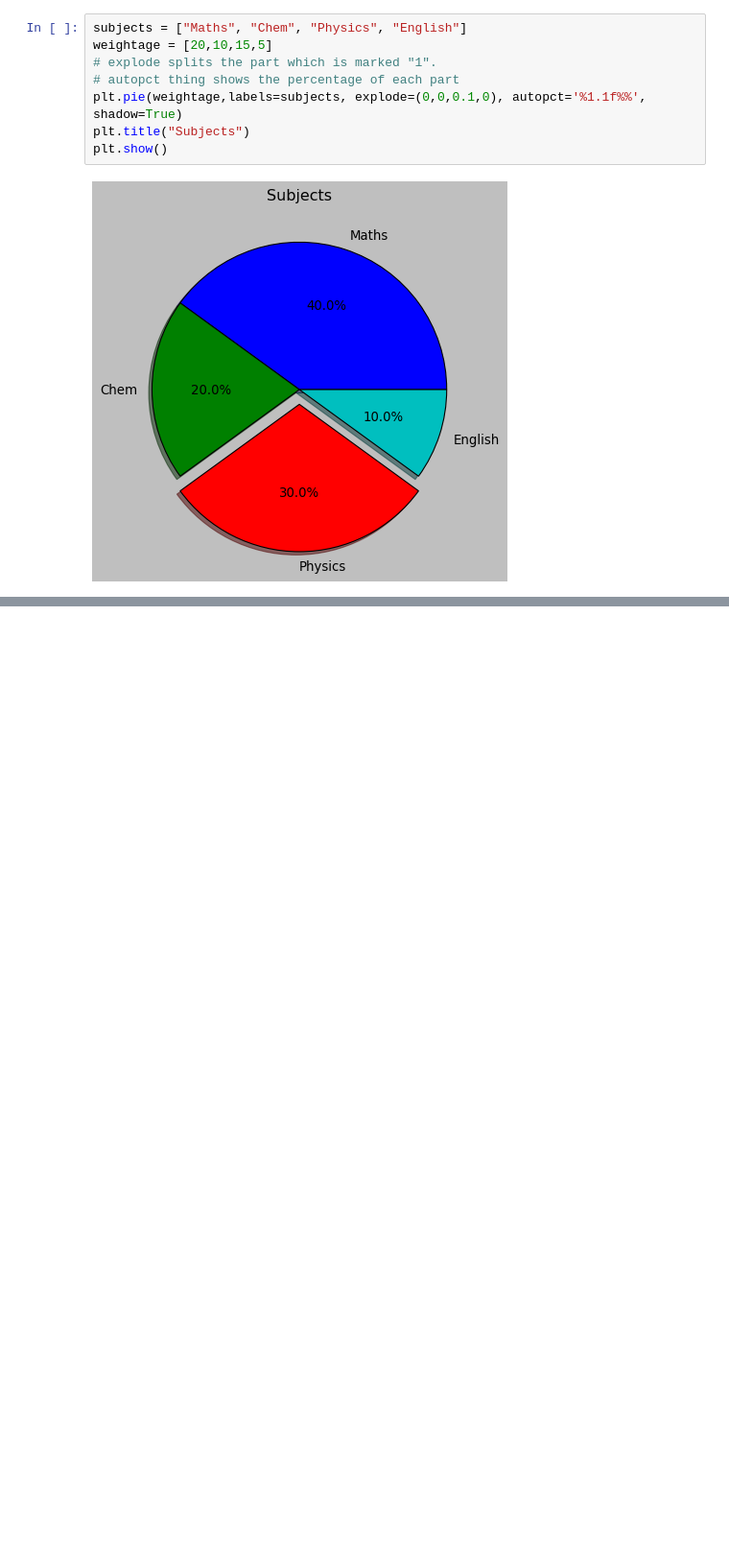
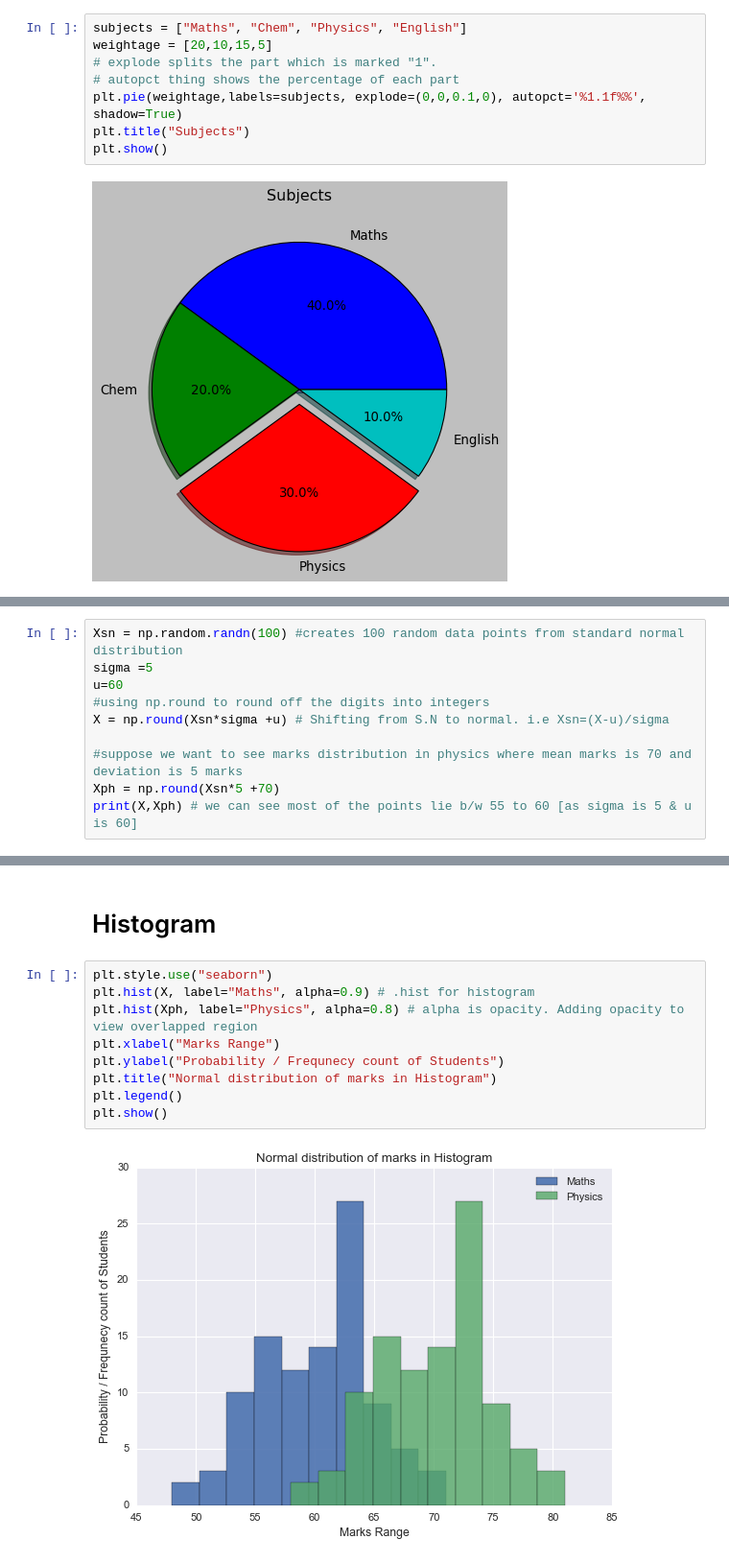
Before and after one commit to freakfan15/Data-Science-old, a Jupyter notebook: Data Visualisation/Different types of Plots.ipynb, the cells around one changed output, grey strips where cells are left out. Shown: that part at 96% size. Drawn from its saved outputs; the diff is of its cells as text; blank space fills up the shorter version.

Commit message:
update
Data visualisation using different types of plots.

```diff
--- a/Data Visualisation/Different types of Plots.ipynb
+++ b/Data Visualisation/Different types of Plots.ipynb
@@ -101,0 +106,10 @@ plt.show()
+# %%
+Xsn = np.random.randn(100) #creates 100 random data points from standard normal distribution
+sigma =5
+u=60
+#using np.round to round off the digits into integers
+X = np.round(Xsn*sigma +u) # Shifting from S.N to normal. i.e Xsn=(X-u)/sigma
+
+#suppose we want to see marks distribution in physics where mean marks is 70 and deviation is 5 marks
+Xph = np.round(Xsn*5 +70)
+print(X,Xph) # we can see most of the points lie b/w 55 to 60 [as sigma is 5 & u is 60]
@@ -101,0 +128,13 @@ plt.show()
+# %% [markdown]
+# Histogram
+# %%
+plt.style.use("seaborn")
+plt.hist(X, label="Maths", alpha=0.9) # .hist for histogram
+plt.hist(Xph, label="Physics", alpha=0.8) # alpha is opacity. Adding opacity to view overlapped region
+plt.xlabel("Marks Range")
+plt.ylabel("Probability / Frequnecy count of Students")
+plt.title("Normal distribution of marks in Histogram")
+plt.legend()
+plt.show()
+# %% [output]
+[figure, added]
```
Also changed, not shown: parts of 12 cells of this notebook, 1 other file.
